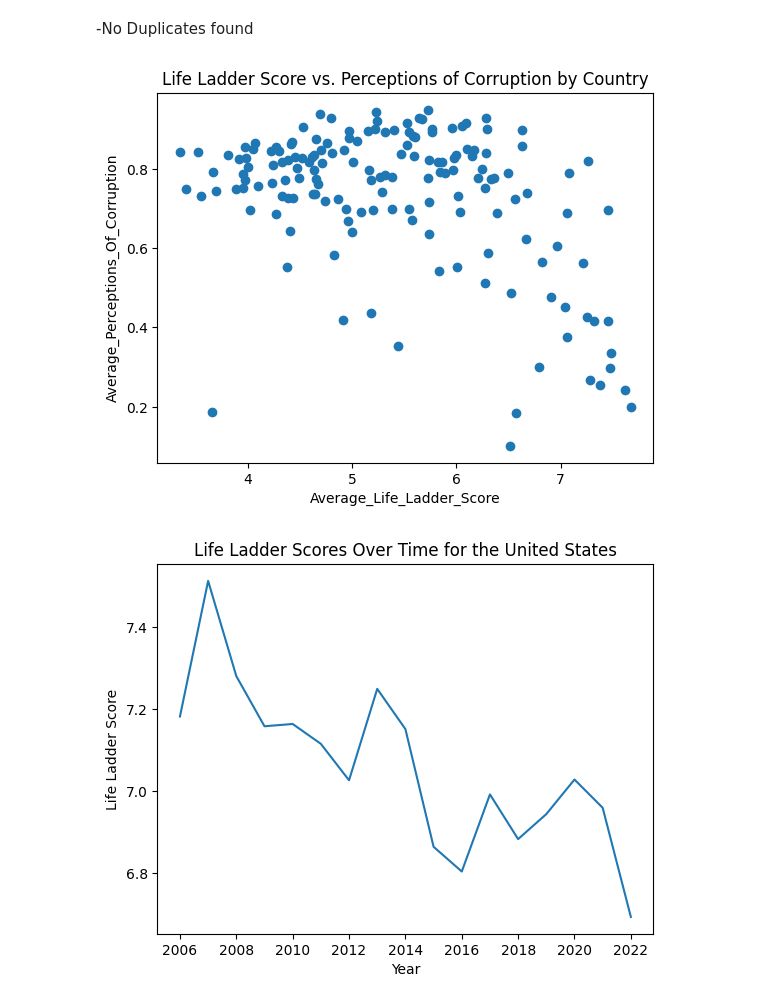
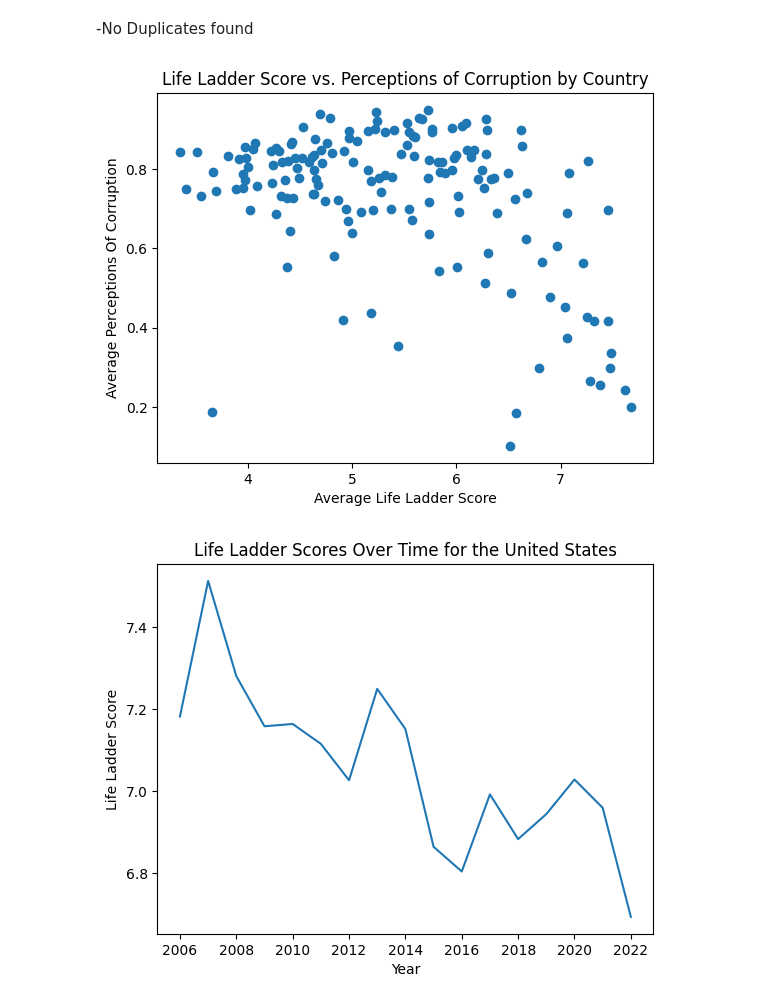
Before and after one commit to kalashnikovkid/Data-Analysis-Project-1, a Jupyter notebook: Analysis/main.ipynb, the cells around one changed output. Saved outputs shown, nothing was run; the diff lists cells and outputs as text; code cells hidden in the pictures.

```diff
--- a/Analysis/main.ipynb
+++ b/Analysis/main.ipynb
@@ -80,10 +80,10 @@ grouped = happiness_data.groupby("Country_Name")[["Life_Ladder", "Perceptions_Of
 # %%
 # Overall visualization of life ladder vs corruption
 plt.scatter(grouped["Life_Ladder"], grouped["Perceptions_Of_Corruption"])
-plt.xlabel("Average_Life_Ladder_Score")
-plt.ylabel("Average_Perceptions_Of_Corruption")
+plt.xlabel("Average Life Ladder Score")
+plt.ylabel("Average Perceptions Of Corruption")
 plt.title("Life Ladder Score vs. Perceptions of Corruption by Country")
 plt.show()
 # %% [output]
-[figure, old version]
+[figure, new version]
 # %%
```
Also changed, not shown: parts of 17 cells of this notebook.
